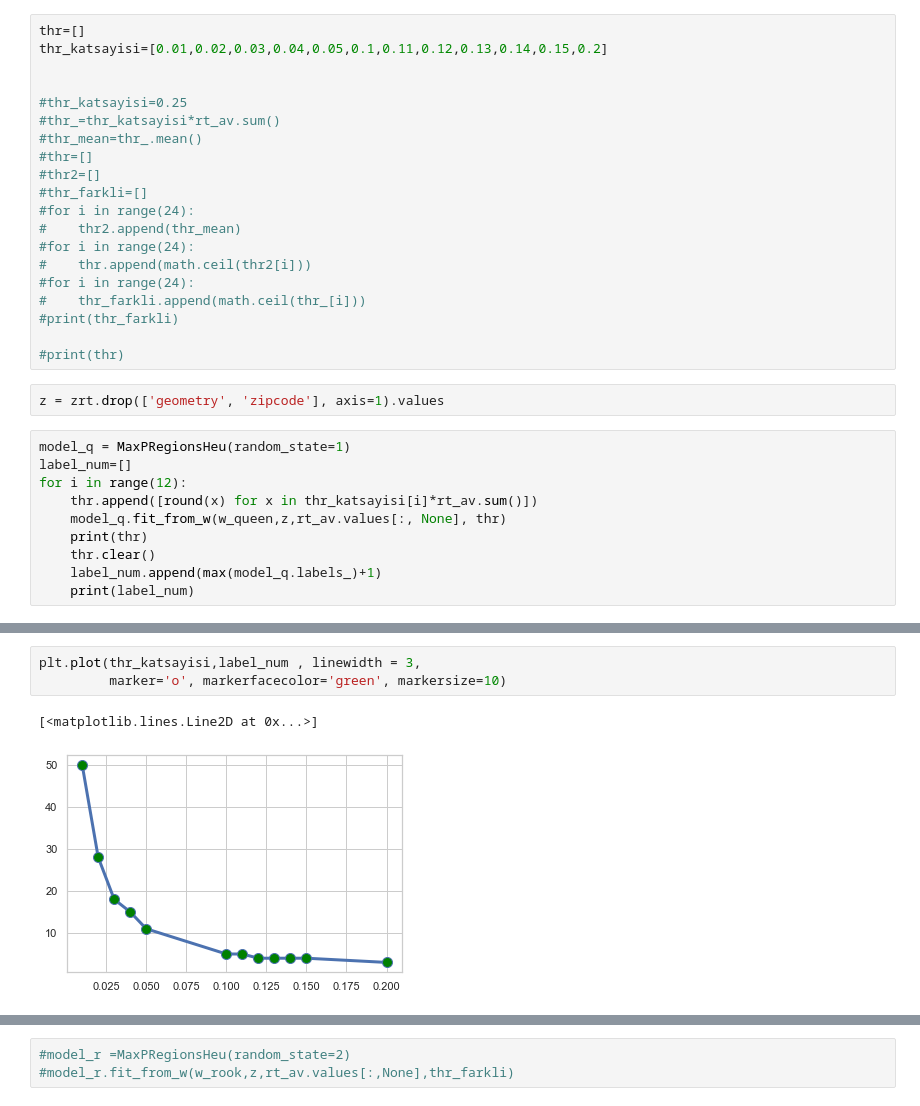
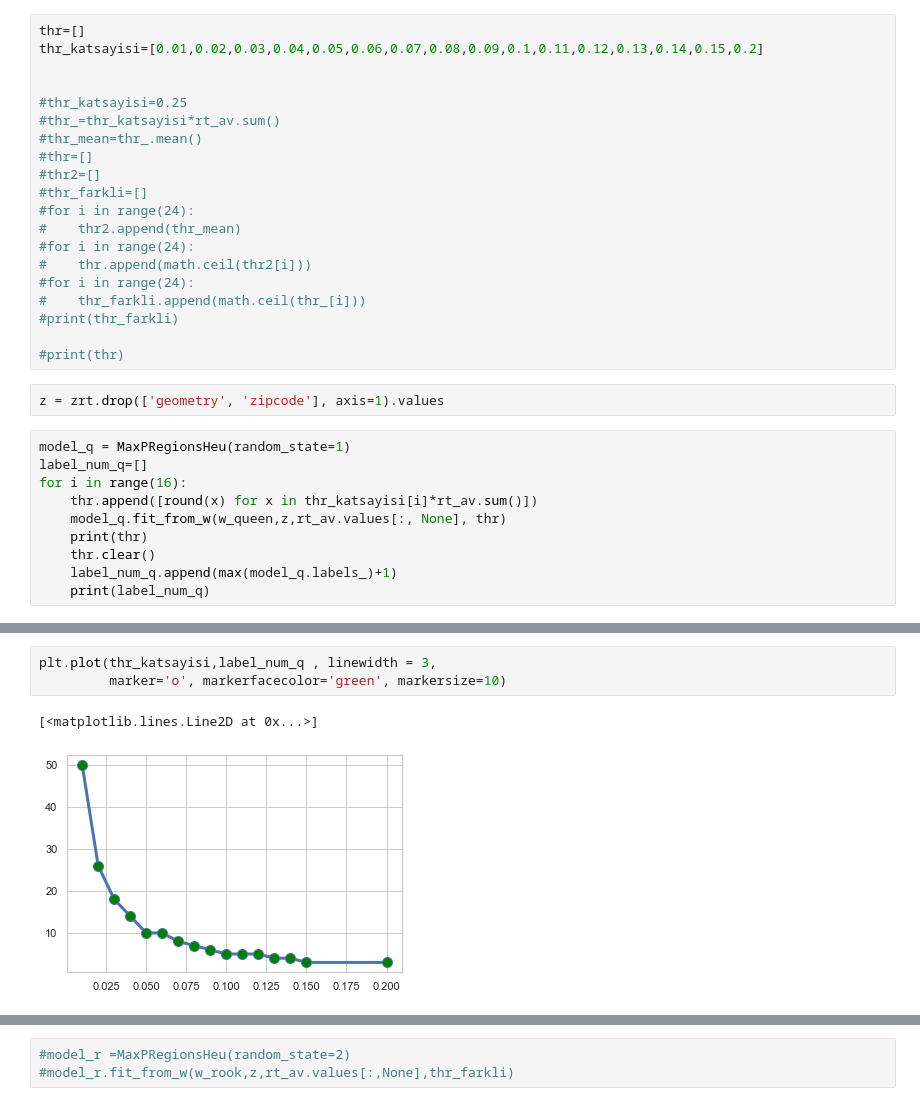
Before and after one commit to ozanyrtsever/Spatial-Clustering, a Jupyter notebook: Turkey_spatial_clustering_threshold_plot.ipynb, the cells around one changed output, grey strips where cells are left out. Saved outputs shown, nothing was run; the diff lists cells and outputs as text.

```diff
--- a/Turkey_spatial_clustering_threshold_plot.ipynb
+++ b/Turkey_spatial_clustering_threshold_plot.ipynb
@@ -52,7 +52,7 @@ w_queen=Queen.from_dataframe(gdf)
 w_rook=Rook.from_dataframe(gdf)
 # %%
 thr=[]
-thr_katsayisi=[0.01,0.02,0.03,0.04,0.05,0.1,0.11,0.12,0.13,0.14,0.15,0.2]
+thr_katsayisi=[0.01,0.02,0.03,0.04,0.05,0.06,0.07,0.08,0.09,0.1,0.11,0.12,0.13,0.14,0.15,0.2]
 
 
 #thr_katsayisi=0.25
@@ -74,14 +74,14 @@ thr_katsayisi=[0.01,0.02,0.03,0.04,0.05,0.1,0.11,0.12,0.13,0.14,0.15,0.2]
 z = zrt.drop(['geometry', 'zipcode'], axis=1).values
 # %%
 model_q = MaxPRegionsHeu(random_state=1)
-label_num=[]
-for i in range(12):
+label_num_q=[]
+for i in range(16):
     thr.append([round(x) for x in thr_katsayisi[i]*rt_av.sum()])
     model_q.fit_from_w(w_queen,z,rt_av.values[:, None], thr)
     print(thr)
     thr.clear()
-    label_num.append(max(model_q.labels_)+1)
-    print(label_num)
+    label_num_q.append(max(model_q.labels_)+1)
+    print(label_num_q)
 # %% [output]
 [[16, 18, 19, 18, 12, 12, 18, 23, 24, 20, 20, 19, 17, 19, 19, 18, 18, 18, 13, 12, 15, 18, 19, 11]]
 [50.0]
@@ -108,6 +108,6 @@ plt.plot(thr_katsayisi,label_num)
 # %%
-plt.plot(thr_katsayisi,label_num , linewidth = 3,
+plt.plot(thr_katsayisi,label_num_q , linewidth = 3,
          marker='o', markerfacecolor='green', markersize=10)
 # %% [output]
 [<matplotlib.lines.Line2D at 0x...>]
-[figure, old version]
+[figure, new version]
```
Also changed, not shown: parts of 5 cells of this notebook.
